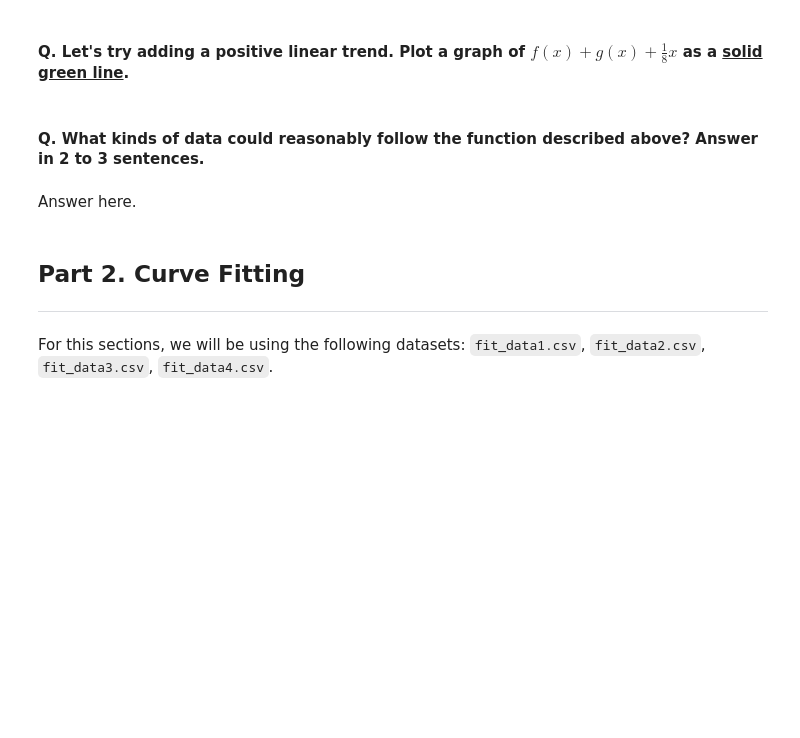
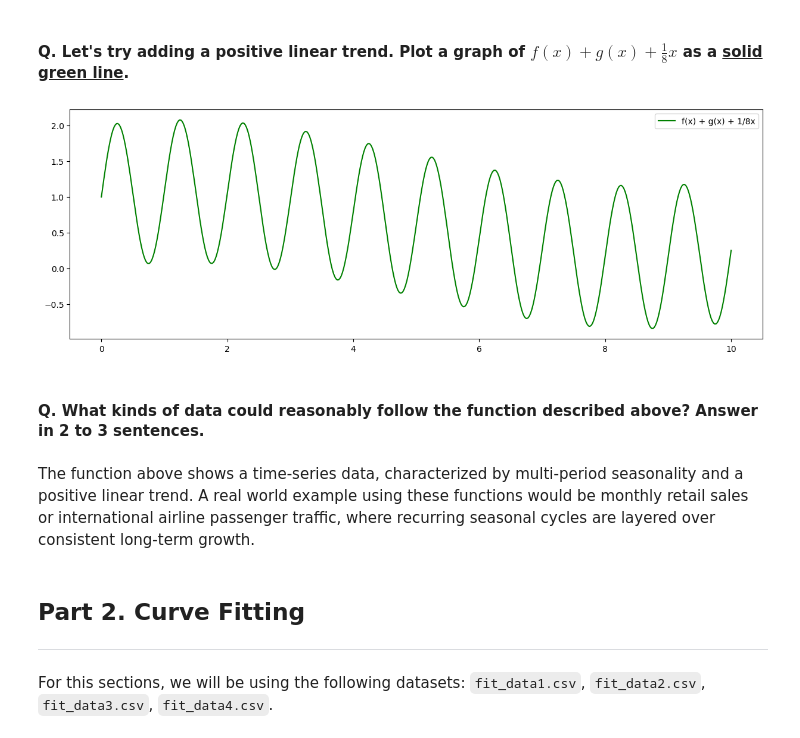
Before and after one commit to Brittany2028/ml-quiz, a Jupyter notebook: Take Home Quiz 1 - Curve Fitting.ipynb, the cells around one changed output. Saved outputs shown, nothing was run; the diff lists cells and outputs as text; code cells hidden in the pictures; blank space fills up the shorter version.

```diff
--- a/Take Home Quiz 1 - Curve Fitting.ipynb
+++ b/Take Home Quiz 1 - Curve Fitting.ipynb
@@ -142,7 +157,22 @@ In a composition, we plug g(x) into f, so the output is f(g(x)). This makes the
+# %%
+x = np.linspace(0, 10, 500)
+
+f_x = np.sin(2 * np.pi * x)
+g_x = np.cos(x / np.pi)
+trend = (1/8) * x
+
+additive_model = f_x + g_x + trend
+
+plt.plot(x, additive_model, color='green', linestyle='-', label='f(x) + g(x) + 1/8x')
+
+plt.legend()
+plt.show()
+# %% [output]
+[figure, added]
 # %% [markdown]
 #### Q. What kinds of data could reasonably follow the function described above? Answer in 2 to 3 sentences.
-# %% [markdown]
-Answer here.
+# %% [markdown]
+The function above shows a time-series data, characterized by multi-period seasonality and a positive linear trend. A real world example using these functions would be monthly retail sales or international airline passenger traffic, where recurring seasonal cycles are layered over consistent long-term growth.
 # %% [markdown]
 ## Part 2. Curve Fitting
 
```
Also changed, not shown: parts of 16 cells of this notebook.
